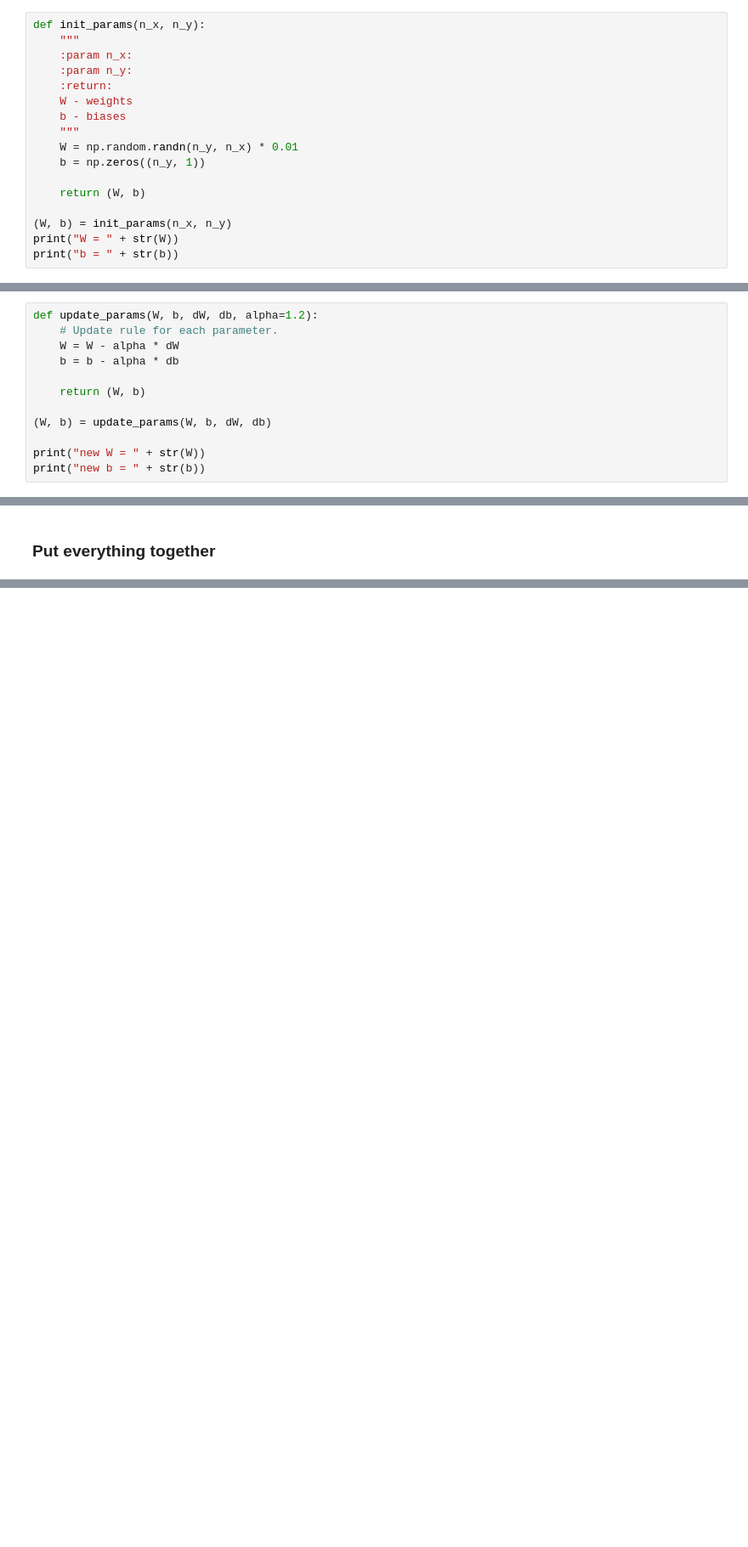
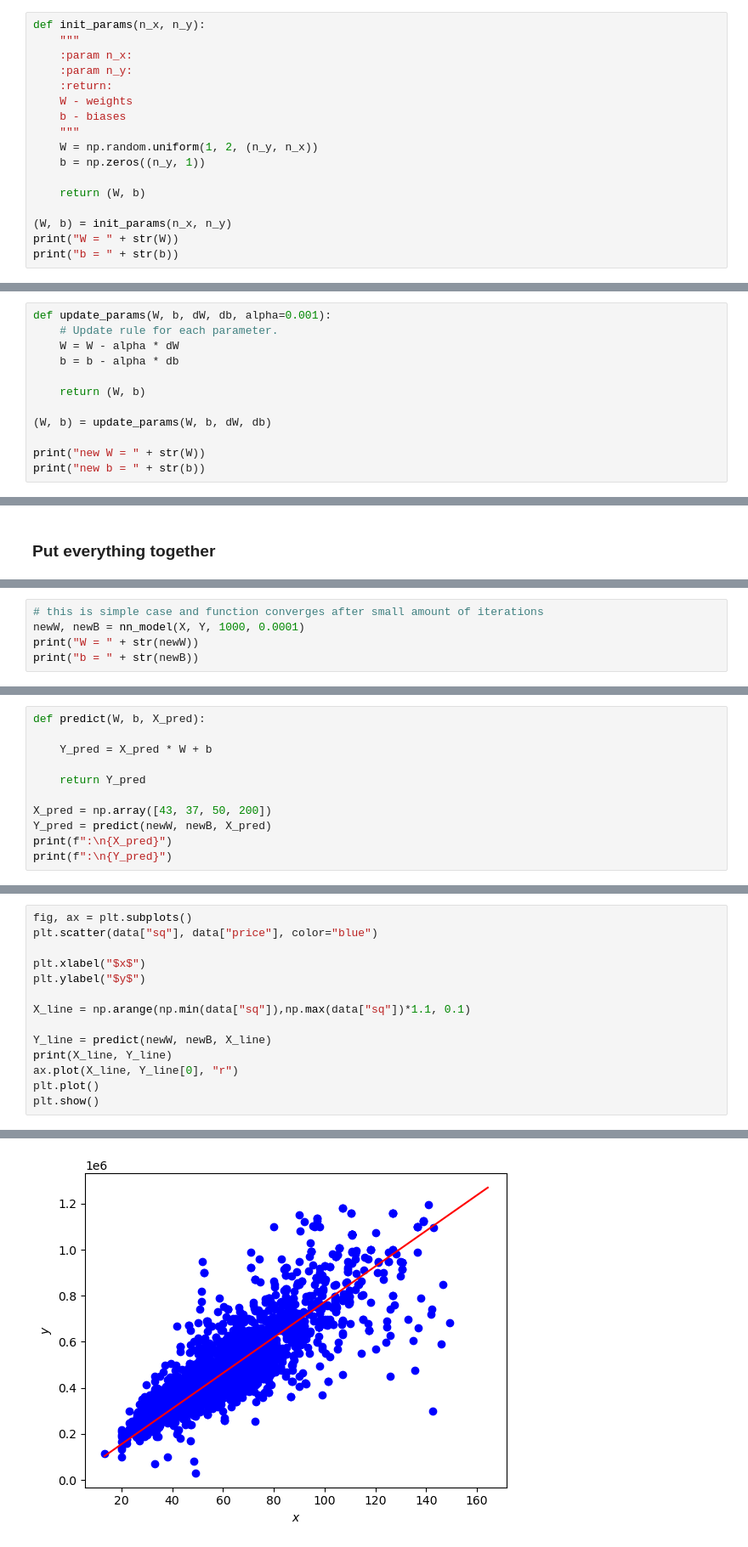
Before and after one commit to rzarno/neural-network-perceptron-in-python, a Jupyter notebook: perceptron_for_regression.ipynb, the cells around one changed output, grey strips where cells are left out. Shown at 85% size. Cells and saved outputs as stored; diff of their text form; blank space fills up the shorter version.

```diff
--- a/perceptron_for_regression.ipynb
+++ b/perceptron_for_regression.ipynb
@@ -122,7 +126,7 @@ def init_params(n_x, n_y):
     W - weights
     b - biases
     """
-    W = np.random.randn(n_y, n_x) * 0.01
+    W = np.random.uniform(1, 2, (n_y, n_x))
     b = np.zeros((n_y, 1))
 
     return (W, b)
@@ -216,7 +220,7 @@ w &= w - \alpha \frac{\partial \mathcal{L} }{ \partial w },\\
 b &= b - \alpha \frac{\partial \mathcal{L} }{ \partial b }.
 \end{align}
 # %%
-def update_params(W, b, dW, db, alpha=1.2):
+def update_params(W, b, dW, db, alpha=0.001):
     # Update rule for each parameter.
     W = W - alpha * dW
     b = b - alpha * db
@@ -257,3 +267,8 @@ def nn_model(X, Y, iterations=100, alpha=0.2):
         print ("Cost after %i: %f" %(i, cost_value))
 
     return W, b
+# %%
+# this is simple case and function converges after small amount of iterations
+newW, newB = nn_model(X, Y, 1000, 0.0001)
+print("W = " + str(newW))
+print("b = " + str(newB))
@@ -259,0 +298,11 @@ def nn_model(X, Y, iterations=100, alpha=0.2):
+# %%
+def predict(W, b, X_pred):
+
+    Y_pred = X_pred * W + b
+
+    return Y_pred
+
+X_pred = np.array([43, 37, 50, 200])
+Y_pred = predict(newW, newB, X_pred)
+print(f":\n{X_pred}")
+print(f":\n{Y_pred}")
@@ -259,0 +316,15 @@ def nn_model(X, Y, iterations=100, alpha=0.2):
+# %%
+fig, ax = plt.subplots()
+plt.scatter(data["sq"], data["price"], color="blue")
+
+plt.xlabel("$x$")
+plt.ylabel("$y$")
+
+X_line = np.arange(np.min(data["sq"]),np.max(data["sq"])*1.1, 0.1)
+
+Y_line = predict(newW, newB, X_line)
+print(X_line, Y_line)
+ax.plot(X_line, Y_line[0], "r")
+plt.plot()
+plt.show()
+# %% [output]
@@ -259,0 +333 @@ def nn_model(X, Y, iterations=100, alpha=0.2):
+[figure, added]
```
Also changed, not shown: parts of 19 cells of this notebook.
